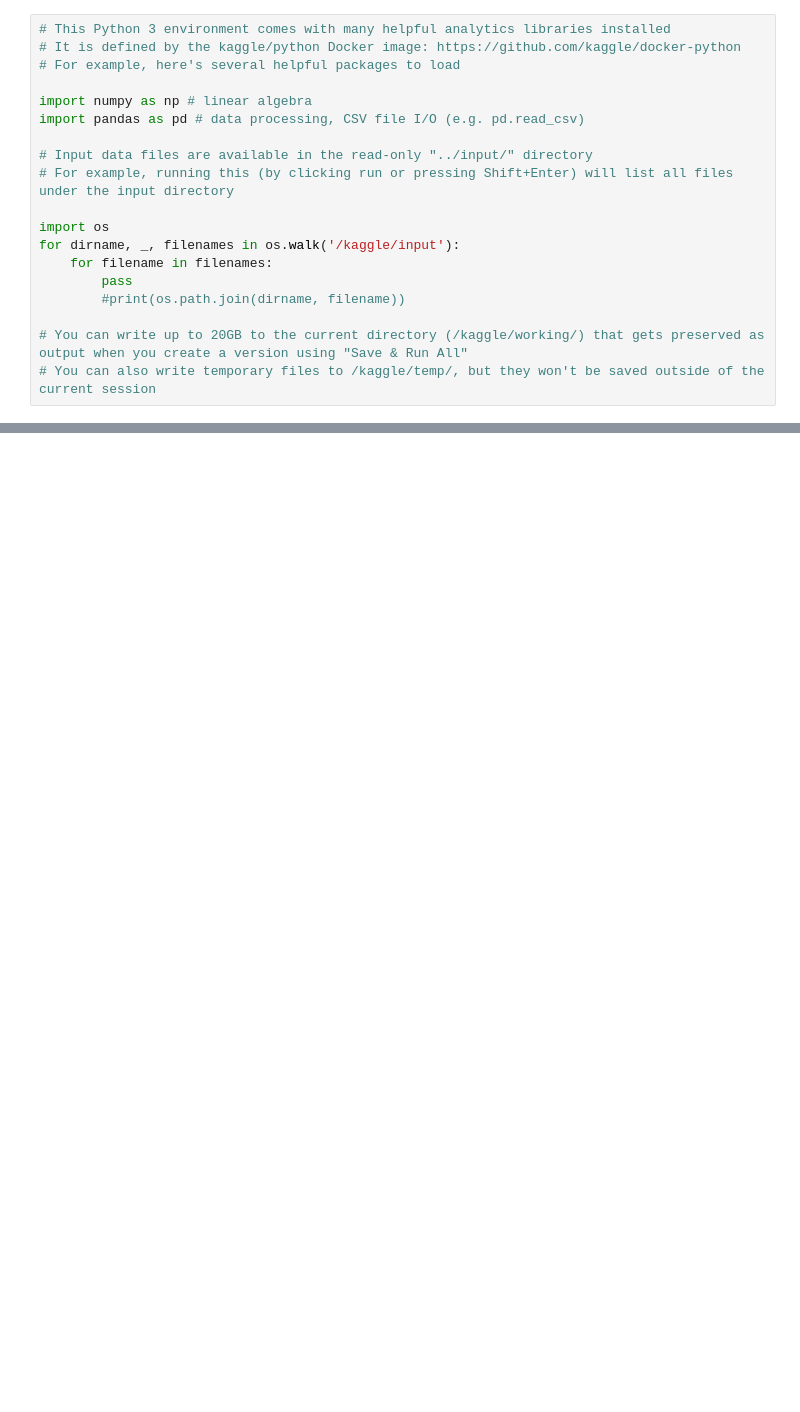
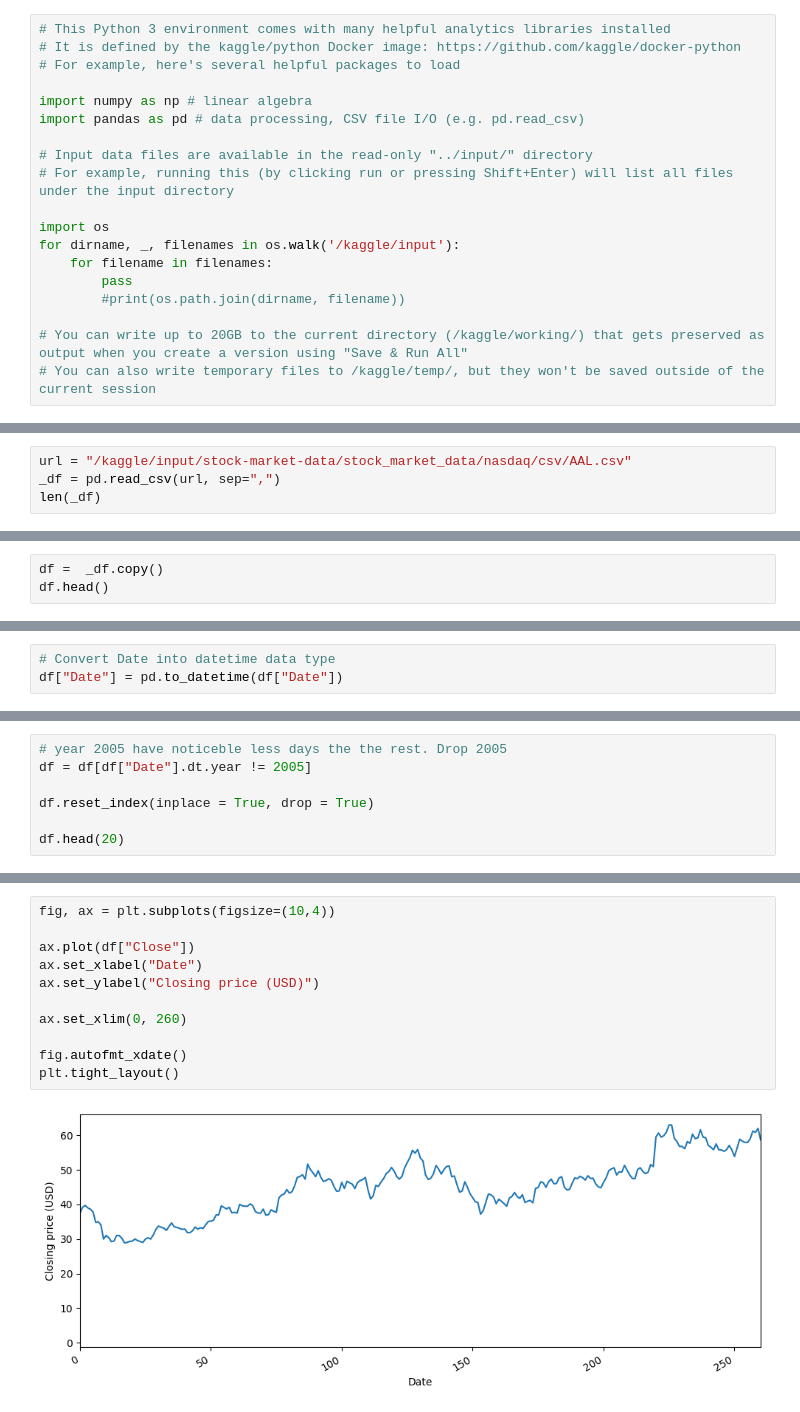
Before and after one commit to haipahm3108/Stock-data-ts-practice, a Jupyter notebook: stock-ts-practice.ipynb, the cells around one changed output, grey strips where cells are left out. Saved outputs shown, nothing was run; the diff lists cells and outputs as text; blank space fills up the shorter version.

Commit message:
Kaggle Notebook | Exploring Time-Series Models on Stock Market Data | Version 3

```diff
--- a/stock-ts-practice.ipynb
+++ b/stock-ts-practice.ipynb
@@ -19,0 +48,4 @@ for dirname, _, filenames in os.walk('/kaggle/input'):
+# %%
+url = "/kaggle/input/stock-market-data/stock_market_data/nasdaq/csv/AAL.csv"
+_df = pd.read_csv(url, sep=",")
+len(_df)
@@ -19,0 +54,3 @@ for dirname, _, filenames in os.walk('/kaggle/input'):
+# %%
+df =  _df.copy()
+df.head()
@@ -19,0 +112,3 @@ for dirname, _, filenames in os.walk('/kaggle/input'):
+# %%
+# Convert Date into datetime data type
+df["Date"] = pd.to_datetime(df["Date"])
@@ -19,0 +153,7 @@ for dirname, _, filenames in os.walk('/kaggle/input'):
+# %%
+# year 2005 have noticeble less days the the rest. Drop 2005
+df = df[df["Date"].dt.year != 2005]
+
+df.reset_index(inplace = True, drop = True)
+
+df.head(20)
@@ -19,0 +178,13 @@ for dirname, _, filenames in os.walk('/kaggle/input'):
+# %%
+fig, ax = plt.subplots(figsize=(10,4))
+
+ax.plot(df["Close"])
+ax.set_xlabel("Date")
+ax.set_ylabel("Closing price (USD)")
+
+ax.set_xlim(0, 260)
+
+fig.autofmt_xdate()
+plt.tight_layout()
+# %% [output]
+[figure, added]
```
Also changed, not shown: parts of 25 cells of this notebook.
